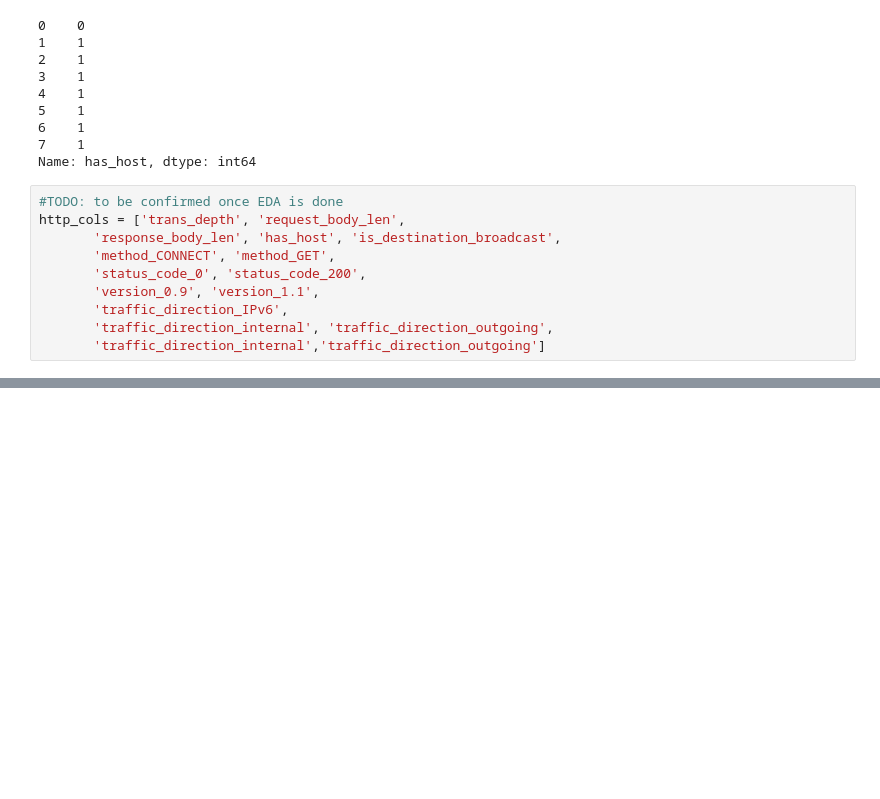
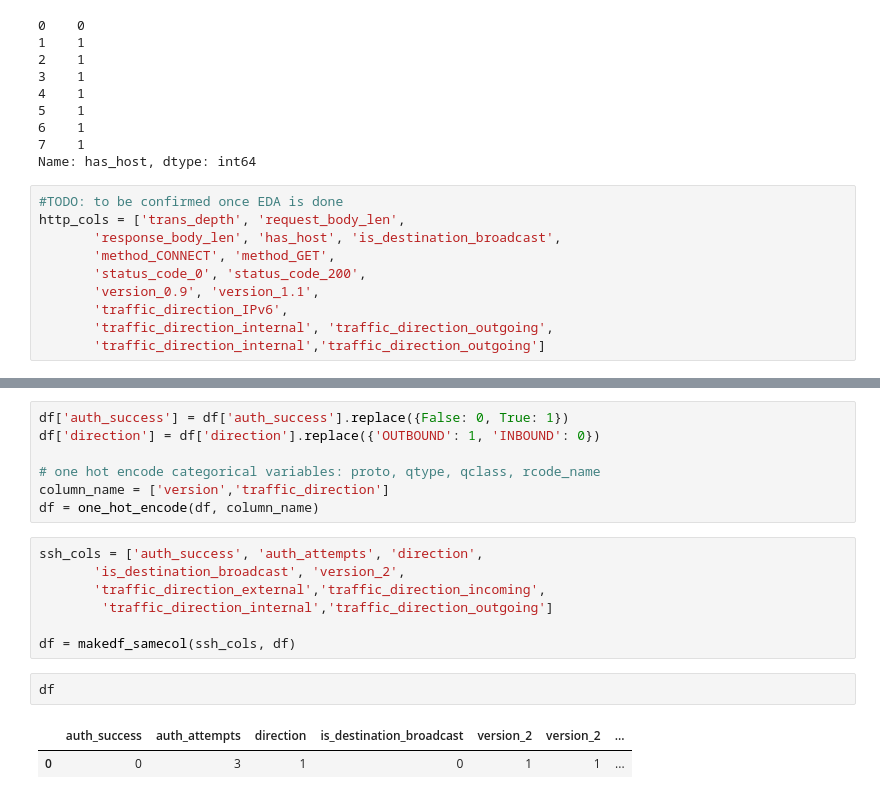
Before and after one commit to NYU-HSRN-Network-Data-Science-Group/AutoZeekWatch, a Jupyter notebook: NIDS/zoe_eda.ipynb, the cells around one changed output, grey strips where cells are left out. Drawn from its saved outputs; the diff is of its cells as text; blank space fills up the shorter version.

```diff
--- a/NIDS/zoe_eda.ipynb
+++ b/NIDS/zoe_eda.ipynb
@@ -1482,0 +1612,19 @@ http_cols = ['trans_depth', 'request_body_len',
+# %%
+df['auth_success'] = df['auth_success'].replace({False: 0, True: 1})
+df['direction'] = df['direction'].replace({'OUTBOUND': 1, 'INBOUND': 0})
+
+# one hot encode categorical variables: proto, qtype, qclass, rcode_name
+column_name = ['version','traffic_direction']
+df = one_hot_encode(df, column_name)
+# %%
+ssh_cols = ['auth_success', 'auth_attempts', 'direction',
+       'is_destination_broadcast', 'version_2',
+       'traffic_direction_external','traffic_direction_incoming',
+        'traffic_direction_internal','traffic_direction_outgoing']
+
+df = makedf_samecol(ssh_cols, df)
+# %%
+df
+# %% [output]
+|  | auth_success | auth_attempts | direction | is_destination_broadcast | version_2 | version_2 | ... |
+| 0 | 0 | 3 | 1 | 0 | 1 | 1 | ... |
```
Also changed, not shown: parts of 8 cells of this notebook, 1 other file.
